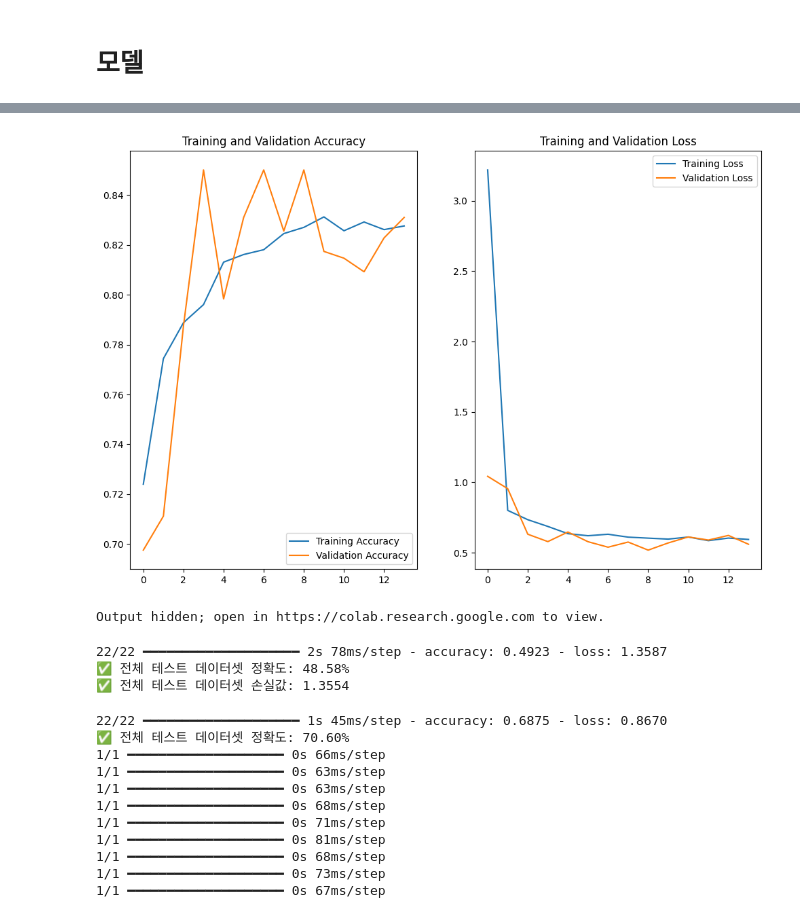
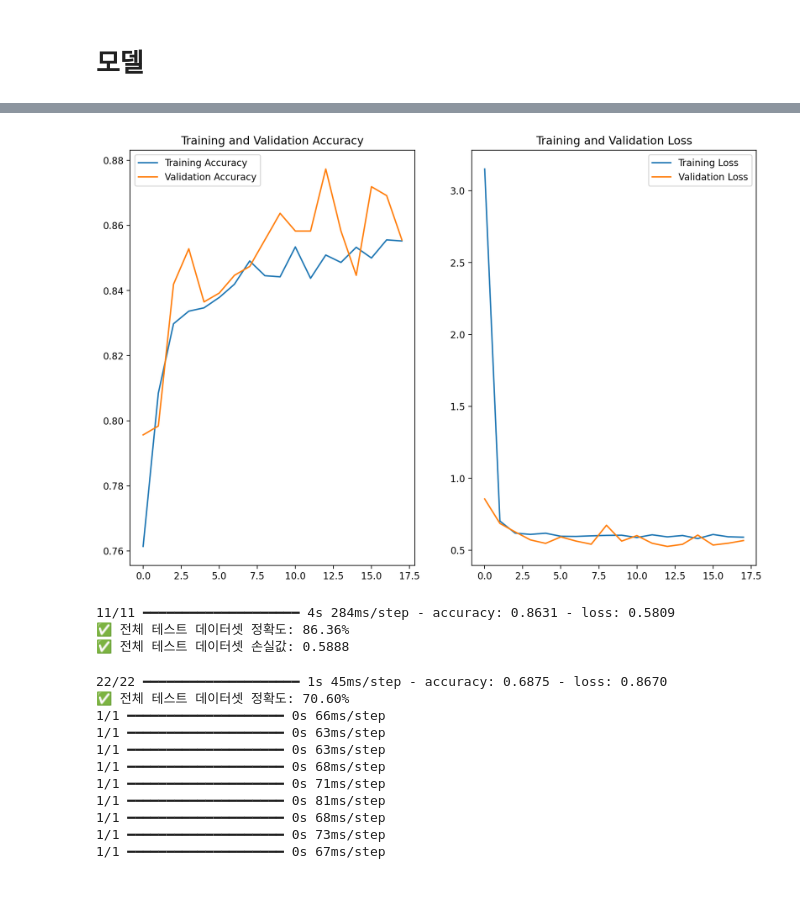
Before and after one commit to seungboAn/flower_classification, a Jupyter notebook: backend/models/tf_flowers.ipynb, the cells around one changed output, grey strips where cells are left out. Cells and saved outputs as stored; diff of their text form; code cells hidden in the pictures; blank space fills up the shorter version.

```diff
--- a/backend/models/tf_flowers.ipynb
+++ b/backend/models/tf_flowers.ipynb
@@ -12,7 +4,7 @@ import tensorflow_datasets as tfds
 (raw_train, raw_validation, raw_test), metadata = tfds.load(
     name='tf_flowers',
     split=['train[:80%]', 'train[80%:90%]', 'train[90%:]'],
-    data_dir='assets/tf_flowers/',
+    data_dir='../../../../assets/tf_flowers/',
     download=False,
     with_info=True,
     as_supervised=True,
@@ -21,6 +13,7 @@ import tensorflow_datasets as tfds
 print(len(raw_train))
 print(len(raw_validation))
 print(len(raw_test))
+print(class_names = raw_train.class_names)
 # %% [output]
 2936
 367
@@ -283,4 +314,4 @@ test_aug_resize_with_pad = test.map(resize_with_pad)
 # %%
-MODEL_TRAIN = train_aug_resize
-MODEL_VALIDATION = validation_aug_resize
-MODEL_TEST = test_aug_resize
+MODEL_TRAIN = train
+MODEL_VALIDATION = validation
+MODEL_TEST = test
@@ -417,18 +506,18 @@ Model: "sequential_25"
 # %%
 from tensorflow.keras.models import Sequential
 from tensorflow.keras.layers import Dense, Flatten, Dropout, GlobalAveragePooling2D
-from tensorflow.keras.layers import Rescaling, Resizing, RandomFlip, RandomRotation, RandomZoom, BatchNormalization
+from tensorflow.keras.layers import Rescaling, Resizing, RandomFlip, RandomRotation, RandomZoom, BatchNormalization, Lambda
 from tensorflow.keras.applications import ResNet50, VGG16, EfficientNetB0
+from tensorflow.keras.applications.vgg16 import preprocess_input
 
 # 사전 학습된 모델 로드 (일반 CNN 모델 사용 시, Conv2D 층 직접 쌓으면 됨)
-# base_model = ResNet50(weights='imagenet', include_top=False, input_shape=(224, 224, 3))
-# base_model = EfficientNetB0(weights='imagenet', include_top=False, input_shape=(224, 224, 3))
 base_model = VGG16(weights='imagenet', include_top=False, input_shape=(224, 224, 3))
 
 base_model.trainable = False  # Feature Extractor로 사용
 
 # 모델 구성
 model = Sequential([
+    Lambda(preprocess_input, input_shape=(224, 224, 3)),
     base_model,
     GlobalAveragePooling2D(),
 
@@ -574,67 +664,29 @@ Epoch 14/20
 # %%
 import matplotlib.pyplot as plt
 
 acc = history.history['accuracy']
 val_acc = history.history['val_accuracy']
 
 loss=history.history['loss']
 val_loss=history.history['val_loss']
 
-epochs_range = range(14)
+epochs_range = range(18)
 
 plt.figure(figsize=(12, 8))
 plt.subplot(1, 2, 1)
 plt.plot(epochs_range, acc, label='Training Accuracy')
 plt.plot(epochs_range, val_acc, label='Validation Accuracy')
 plt.legend()
 plt.title('Training and Validation Accuracy')
 
 plt.subplot(1, 2, 2)
 plt.plot(epochs_range, loss, label='Training Loss')
 plt.plot(epochs_range, val_loss, label='Validation Loss')
 plt.legend()
 plt.title('Training and Validation Loss')
 plt.show()
 # %% [output]
-[figure, old version]
+[figure, new version]
-# %%
-# 모델 예측
-import numpy as np
-
-# 배치에서 샘플 이미지 가져오기
-image_batch, label_batch = next(iter(test_batches))
-
-# 예측 수행
-predictions = model.predict(image_batch)
-predicted_labels = np.argmax(predictions, axis=1)  # 확률값이 가장 높은 클래스 선택
-true_labels = label_batch.numpy()
-
-# 이미지 시각화
-plt.figure(figsize=(20, 12))
-
-for idx, (image, label, prediction) in enumerate(zip(image_batch, true_labels, predicted_labels)):
-    plt.subplot(4, 8, idx+1)
-    image = (image + 1) / 2  # 정규화 해제
-    plt.imshow(image)
-    correct = label == prediction
-    title = f'real: {label} / pred :{prediction}\n {correct}!'
-
-    if not correct:
-        plt.title(title, fontdict={'color': 'red'})
-    else:
-        plt.title(title, fontdict={'color': 'blue'})
-    plt.axis('off')
-
-plt.show()
-
-# 정확도 계산
-correct_count = np.sum(true_labels == predicted_labels)
-total_samples = len(true_labels)
-
-print(f"정확도: {correct_count / total_samples * 100:.2f}%")
-print(f"정확도 (배치 기준, 32개 샘플 중): {correct_count / 32 * 100:.2f}%")
-# %% [output]
-Output hidden; open in https://colab.research.google.com to view.
 # %%
 # 전체 테스트 데이터셋 평가
 test_loss, test_accuracy = model.evaluate(test_batches)
@@ -642,9 +694,9 @@ test_loss, test_accuracy = model.evaluate(test_batches)
 print(f"✅ 전체 테스트 데이터셋 정확도: {test_accuracy * 100:.2f}%")
 print(f"✅ 전체 테스트 데이터셋 손실값: {test_loss:.4f}")
 # %% [output]
-22/22 ━━━━━━━━━━━━━━━━━━━━ 2s 78ms/step - accuracy: 0.4923 - loss: 1.3587
-✅ 전체 테스트 데이터셋 정확도: 48.58%
-✅ 전체 테스트 데이터셋 손실값: 1.3554
+11/11 ━━━━━━━━━━━━━━━━━━━━ 4s 284ms/step - accuracy: 0.8631 - loss: 0.5809
+✅ 전체 테스트 데이터셋 정확도: 86.36%
+✅ 전체 테스트 데이터셋 손실값: 0.5888
 # %%
 # 전체 테스트 정확도 출력
 test_loss, test_accuracy = model.evaluate(test_batches)
```
Also changed, not shown: parts of 35 cells of this notebook.
